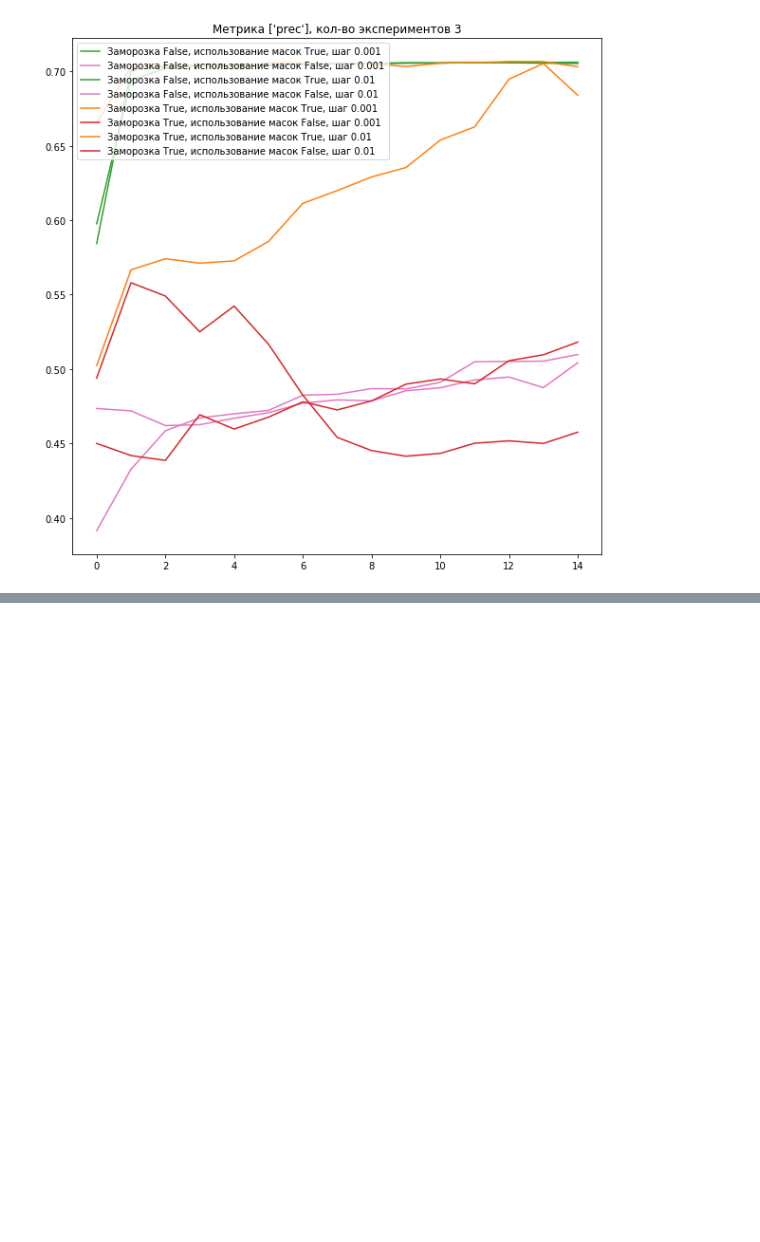
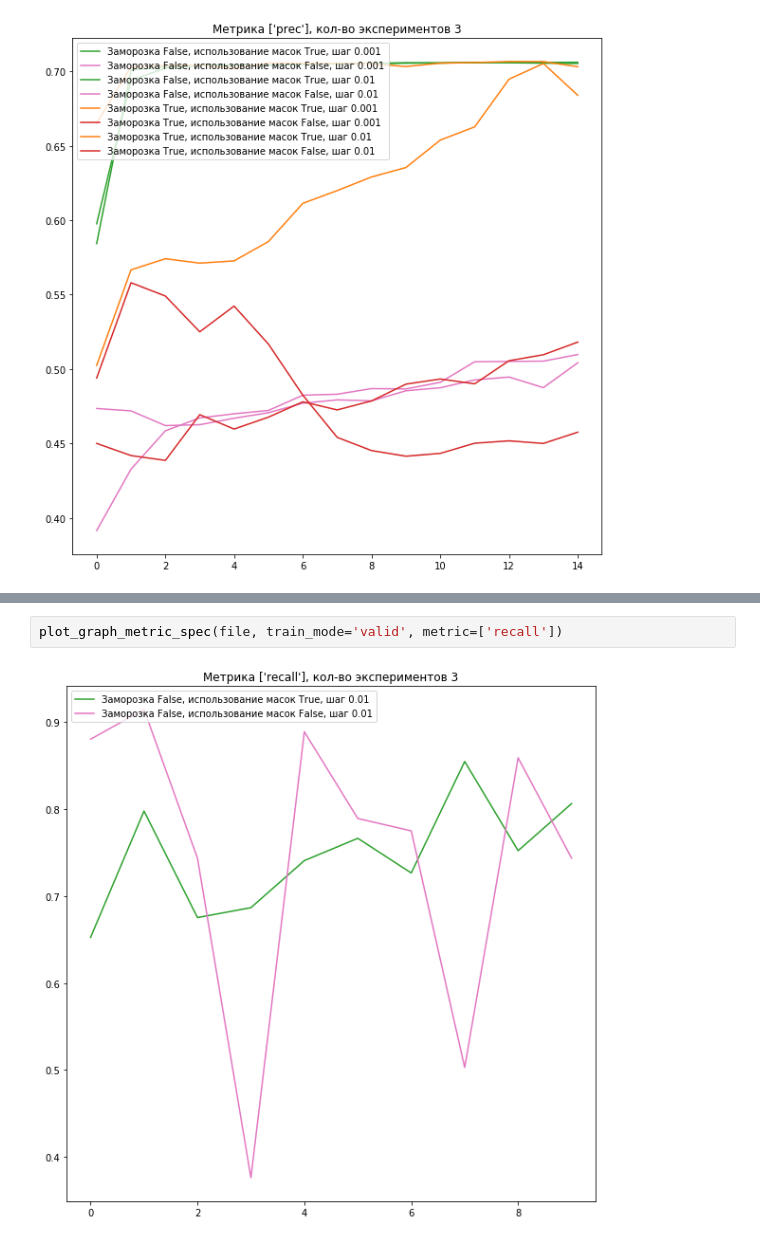
Before and after one commit to tanyapole/segmentation-as-additional-channels, a Jupyter notebook: Notebooks/Results.ipynb, the cells around one changed output, grey strips where cells are left out. Cells and saved outputs as stored; diff of their text form; blank space fills up the shorter version.

```diff
--- a/Notebooks/Results.ipynb
+++ b/Notebooks/Results.ipynb
@@ -156,0 +161,4 @@ file.head()
+# %%
+plot_graph_metric_spec(file, train_mode='valid', metric=['recall'])
+# %% [output]
+[figure, added]
```
Also changed, not shown: parts of 7 cells of this notebook, 3 other files.
